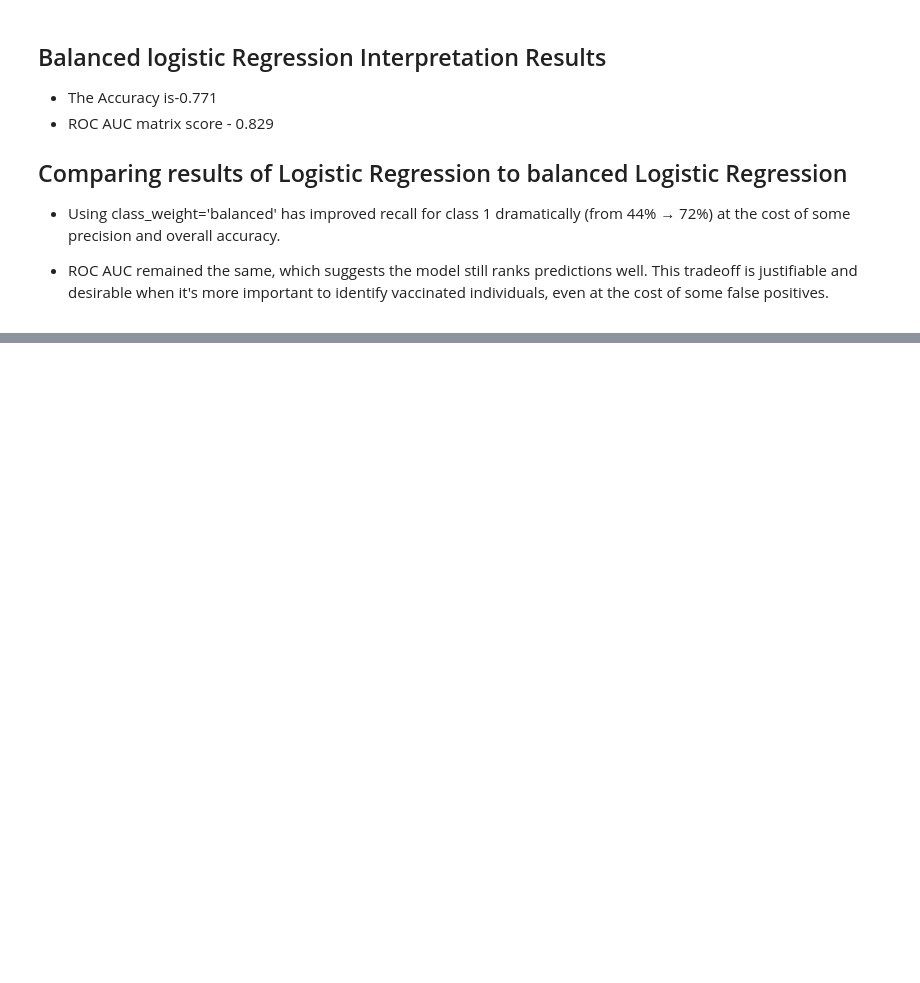
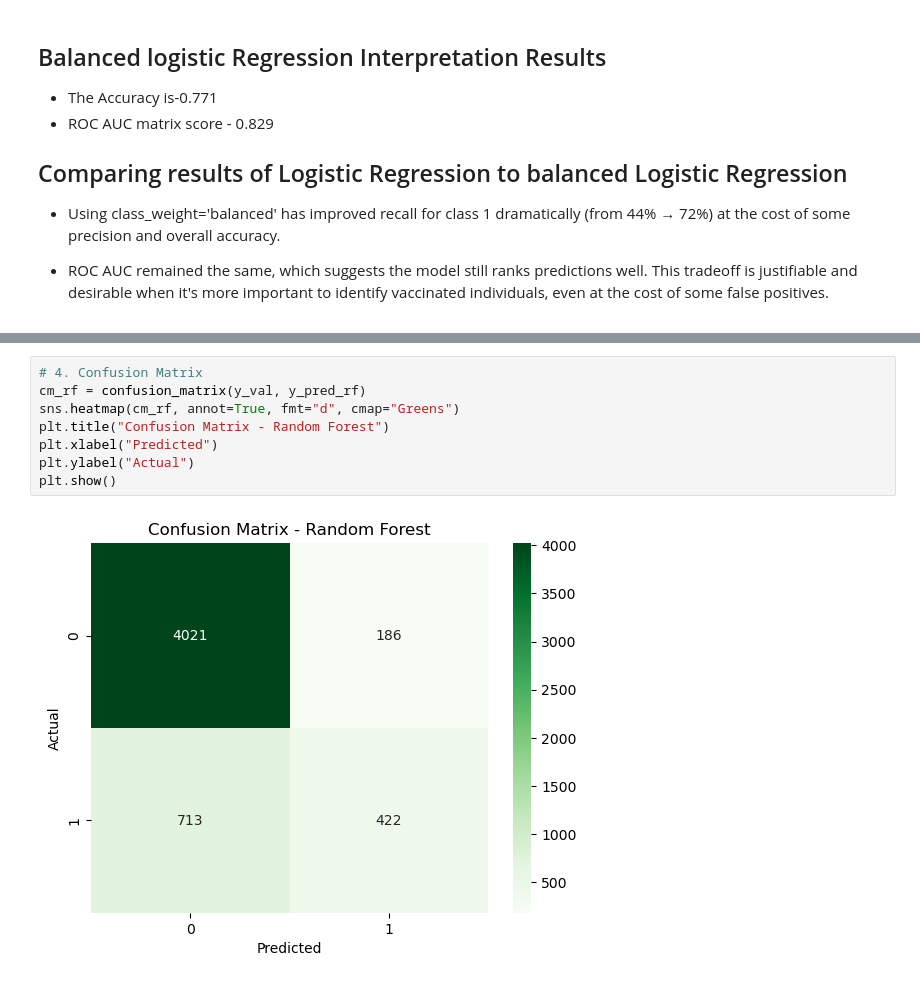
Before and after one commit to Irene-coder-dot/predicting_H1N1_targetvariable, a Jupyter notebook: H1N1_predict.ipynb, the cells around one changed output, grey strips where cells are left out. Drawn from its saved outputs; the diff is of its cells as text; blank space fills up the shorter version.

```diff
--- a/H1N1_predict.ipynb
+++ b/H1N1_predict.ipynb
@@ -368,0 +437,10 @@ weighted avg       0.82      0.77      0.79      5342
+# %%
+# 4. Confusion Matrix
+cm_rf = confusion_matrix(y_val, y_pred_rf)
+sns.heatmap(cm_rf, annot=True, fmt="d", cmap="Greens")
+plt.title("Confusion Matrix - Random Forest")
+plt.xlabel("Predicted")
+plt.ylabel("Actual")
+plt.show()
+# %% [output]
+[figure, added]
```
Also changed, not shown: parts of 6 cells of this notebook.
